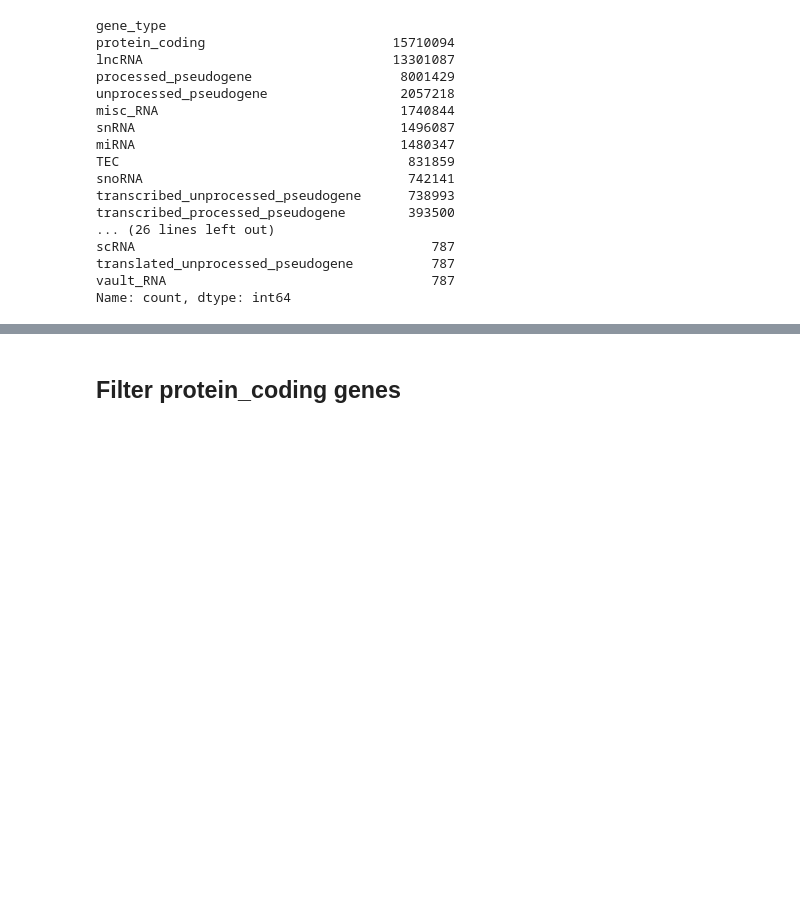
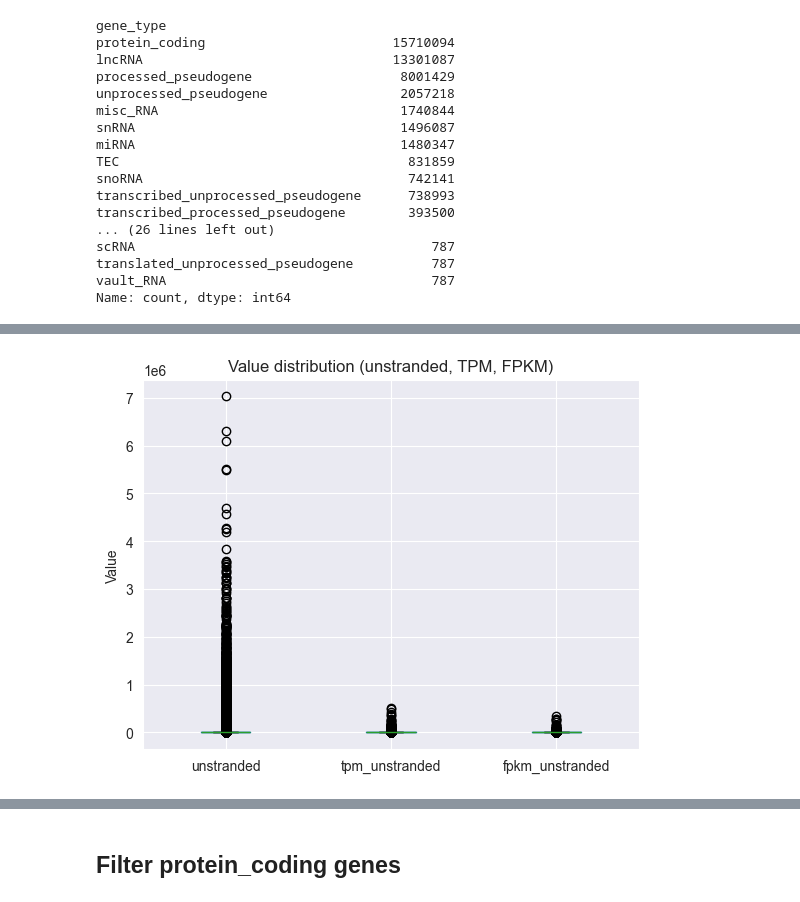
Before and after one commit to giorgiaBertacchini/miRNA_survival_analysis, a Jupyter notebook: notebooks/data_analysis/data_analysis_mRNA.ipynb, the cells around one changed output, grey strips where cells are left out. Drawn from its saved outputs; the diff is of its cells as text; code cells hidden in the pictures; blank space fills up the shorter version.

Commit message:
distribution plots

```diff
--- a/notebooks/data_analysis/data_analysis_mRNA.ipynb
+++ b/notebooks/data_analysis/data_analysis_mRNA.ipynb
@@ -346,3 +347,3 @@ We have the following counts for these gene_id:
 # %%
-mRNA_df = mRNA_df[~mRNA_df['gene_id'].isin(['N_unmapped', 'N_multimapping', 'N_noFeature', 'N_ambiguous'])].reset_index(drop=True)
+mRNA_df = mRNA_df[~mRNA_df['gene_id'].isin(['N_unmapped', 'N_multimapping', 'N_noFeature', 'N_ambiguous'])]#.reset_index(drop=True)
 mRNA_df.isna().sum()
@@ -371,0 +394,16 @@ Name: count, dtype: int64
+# %%
+import matplotlib.pyplot as plt
+import matplotlib.ticker as ticker
+
+ax = mRNA_df[["unstranded", "tpm_unstranded", "fpkm_unstranded"]].boxplot()
+
+plt.title("Value distribution (unstranded, TPM, FPKM)")
+plt.ylabel("Value")
+plt.xticks(rotation=0)
+
+# Formatta i numeri con separatore migliaia (es. 1,000 → 1 000)
+#ax.yaxis.set_major_formatter(ticker.FuncFormatter(lambda x, _: f"{x:,.0f}".replace(",", " ")))
+
+plt.show()
+# %% [output]
+[figure, added]
```
Also changed, not shown: parts of 18 cells of this notebook, 2 other files.
